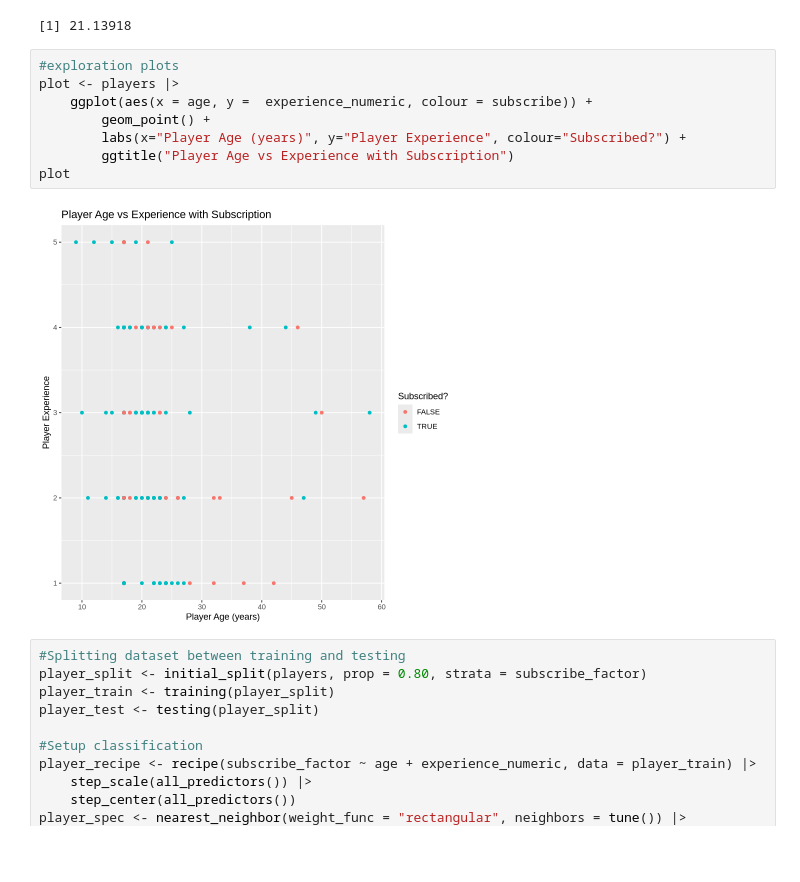
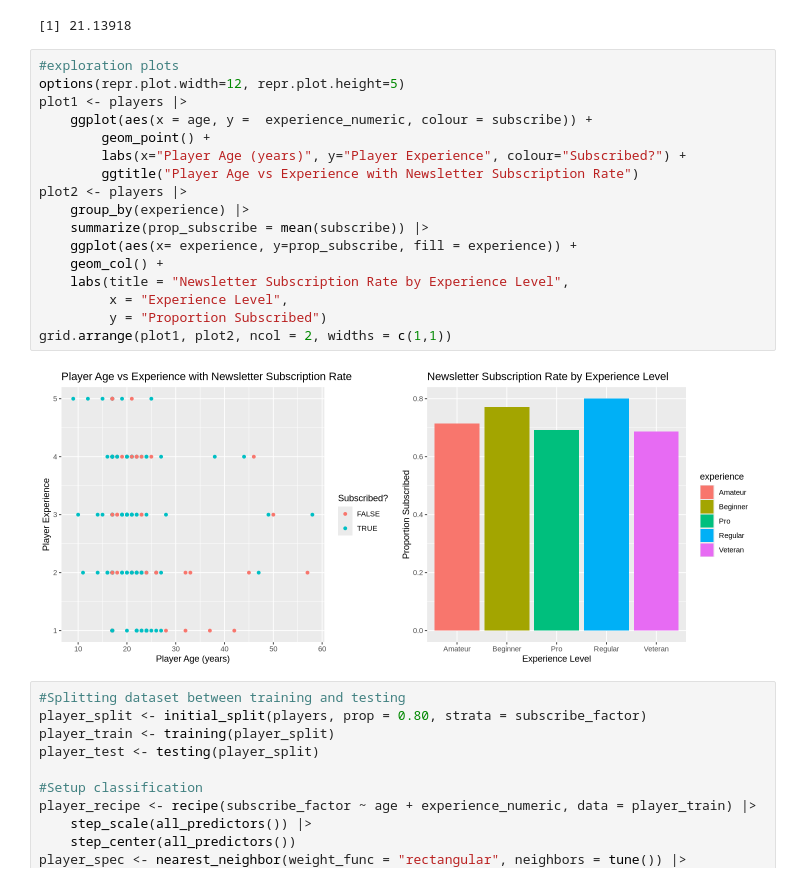
Before and after one commit to Mantoj130/Data-Science-Project, a Jupyter notebook: FinalReport.ipynb, the cells around one changed output. Saved outputs shown, nothing was run; the diff lists cells and outputs as text; blank space fills up the shorter version.

Commit message:
Rearranged exploratory graphs

```diff
--- a/FinalReport.ipynb
+++ b/FinalReport.ipynb
@@ -86,14 +86,23 @@ lgl (1): subscribe
 [1] 21.13918
 # %%
 #exploration plots
-plot <- players |>
+options(repr.plot.width=12, repr.plot.height=5)
+plot1 <- players |>
     ggplot(aes(x = age, y =  experience_numeric, colour = subscribe)) +
         geom_point() +
         labs(x="Player Age (years)", y="Player Experience", colour="Subscribed?") +
-        ggtitle("Player Age vs Experience with Subscription")
-plot
+        ggtitle("Player Age vs Experience with Newsletter Subscription Rate")
+plot2 <- players |>
+    group_by(experience) |>
+    summarize(prop_subscribe = mean(subscribe)) |>
+    ggplot(aes(x= experience, y=prop_subscribe, fill = experience)) +
+    geom_col() +
+    labs(title = "Newsletter Subscription Rate by Experience Level",
+         x = "Experience Level",
+         y = "Proportion Subscribed")
+grid.arrange(plot1, plot2, ncol = 2, widths = c(1,1))
 # %% [output]
-[figure, old version]
+[figure, new version]
 # %%
 #Splitting dataset between training and testing
 player_split <- initial_split(players, prop = 0.80, strata = subscribe_factor)
```
